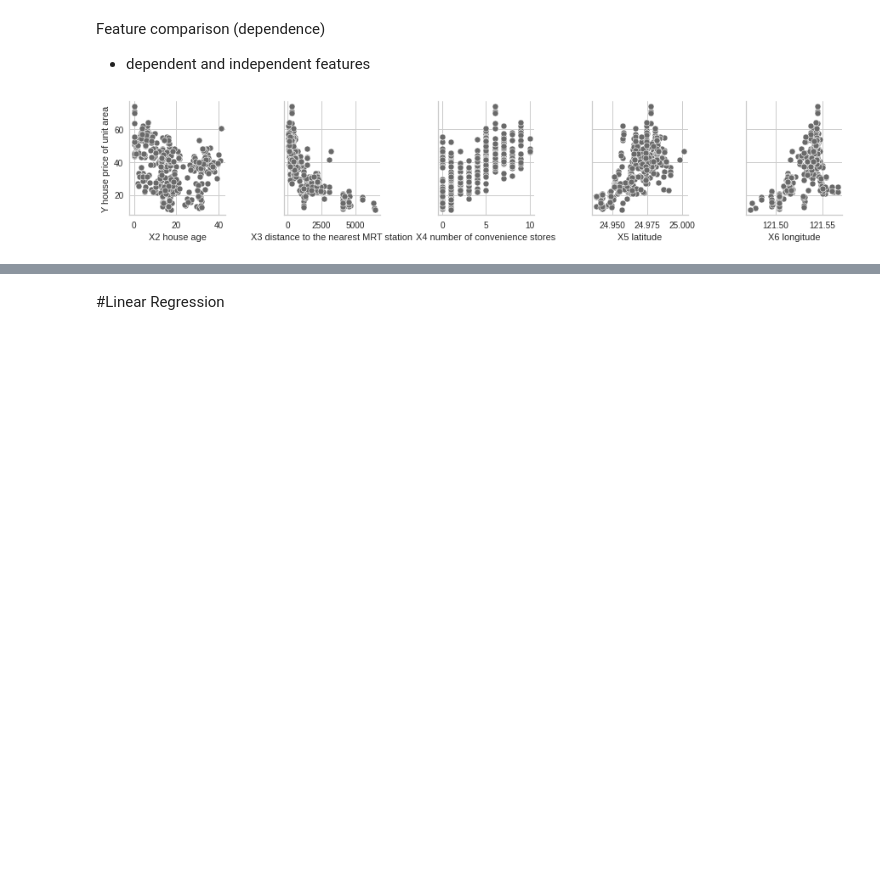
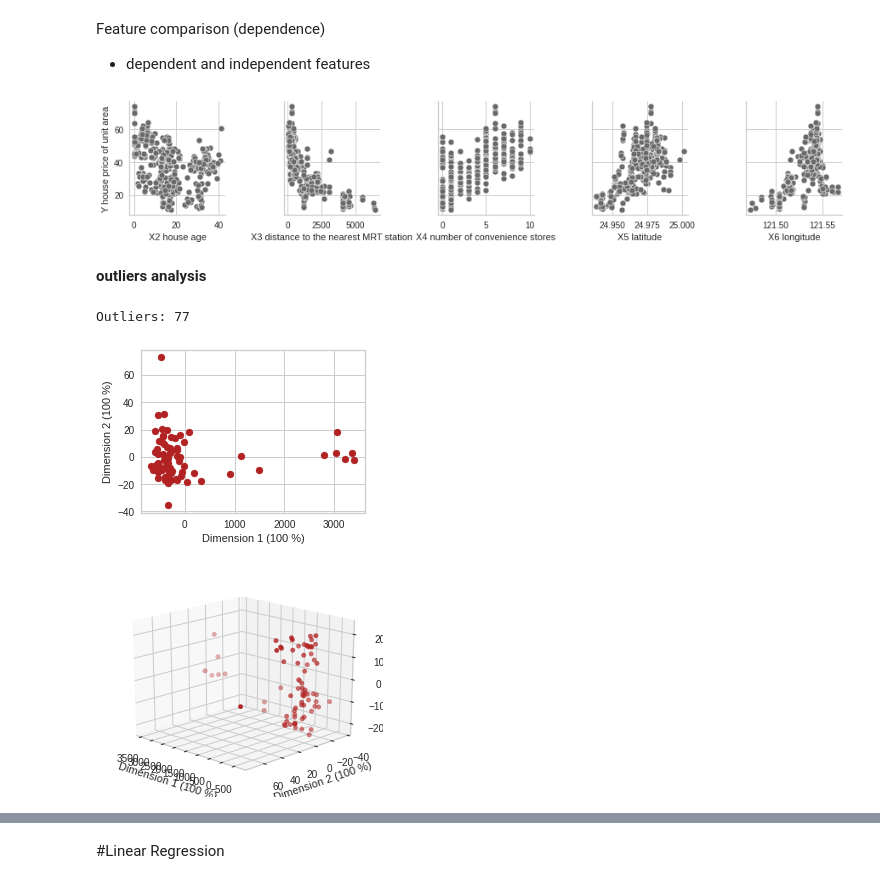
Before and after one commit to raquelcandido/Real_Estate, a Jupyter notebook: RealEstate_price_prediction.ipynb, the cells around one changed output, grey strips where cells are left out. Drawn from its saved outputs; the diff is of its cells as text; code cells hidden in the pictures; blank space fills up the shorter version.

```diff
--- a/RealEstate_price_prediction.ipynb
+++ b/RealEstate_price_prediction.ipynb
@@ -268,3 +268,25 @@ sns.pairplot(data, y_vars='Y house price of unit area', palette = sns.set_palett
              x_vars=['X2 house age', 'X3 distance to the nearest MRT station', 'X4 number of convenience stores', 'X5 latitude', 'X6 longitude']);
 # %% [output]
 [figure]
+# %% [markdown]
+**outliers analysis**
+# %%
+outlier = old_data.loc[index_outlier]
+print('Outliers:', len(outlier))
+
+#PCA: dimension reduction
+pca = PCA()
+data_out = pca.fit_transform(outlier)
+
+#data visualization - 2D
+ax = plt.figure(figsize=(4, 3))
+data_scatter(data_out, pca, 2, ax, 'firebrick')
+
+#3D data plot
+fig = plt.figure(figsize=(4, 3))
+ax = Axes3D(fig, rect=[0, 0, .95, 1], elev=20, azim=134)
+data_scatter(data_out, pca, 3, ax, 'firebrick')
+# %% [output]
+Outliers: 77
+[figure, added]
+[figure, added]
```
Also changed, not shown: parts of 14 cells of this notebook.
